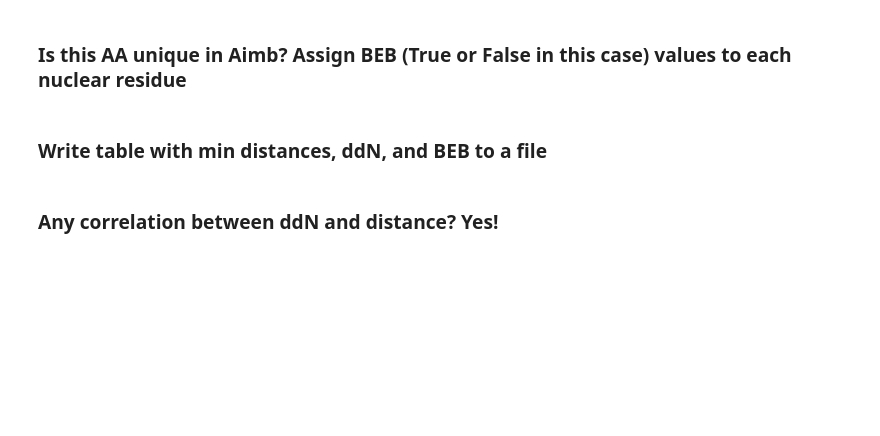
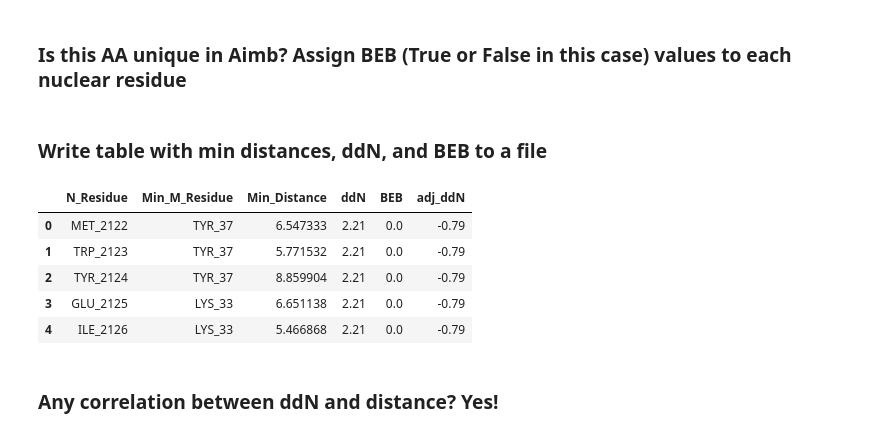
Before and after one commit to osipovarev/Brood_parasites_analysis, a Jupyter notebook: NAD_complex_analysis.ipynb, the cells around one changed output. Drawn from its saved outputs; the diff is of its cells as text; code cells hidden in the pictures; blank space fills up the shorter version.

```diff
--- a/NAD_complex_analysis.ipynb
+++ b/NAD_complex_analysis.ipynb
@@ -156,5 +157,25 @@ min_values_df['BEB'] = min_values_df['N_Residue'].map(b_factors_M)
 ### Write table with min distances, ddN, and BEB to a file
 # %%
 min_values_df.to_csv('distances_complex_I_anoImb.tsv', sep='\t', index=False)
+# %%
+# Add a decoy row with low negative ddN for symmetry
+new_row = {'N_Residue': 'XXX_0',
+           'Min_M_Residue': 'XXX_0',
+           'Min_Distance': 1,
+           'ddN': -6,
+           'BEB': 0}
+min_values_df = min_values_df.append(new_row, ignore_index=True)
+
+# Compute average distance for each subunit
+mean_dist_df = min_values_df[min_values_df['N_Residue']!='XXX_0'].groupby('ddN').mean()[['Min_Distance']].reset_index()
+
+min_values_df.head()
+# %% [output]
+|  | N_Residue | Min_M_Residue | Min_Distance | ddN | BEB | adj_ddN |
+| 0 | MET_2122 | TYR_37 | 6.547333 | 2.21 | 0.0 | -0.79 |
+| 1 | TRP_2123 | TYR_37 | 5.771532 | 2.21 | 0.0 | -0.79 |
+| 2 | TYR_2124 | TYR_37 | 8.859904 | 2.21 | 0.0 | -0.79 |
+| 3 | GLU_2125 | LYS_33 | 6.651138 | 2.21 | 0.0 | -0.79 |
+| 4 | ILE_2126 | LYS_33 | 5.466868 | 2.21 | 0.0 | -0.79 |
 # %% [markdown]
 ### Any correlation between ddN and distance? Yes!
```
Also changed, not shown: parts of 3 cells of this notebook.
